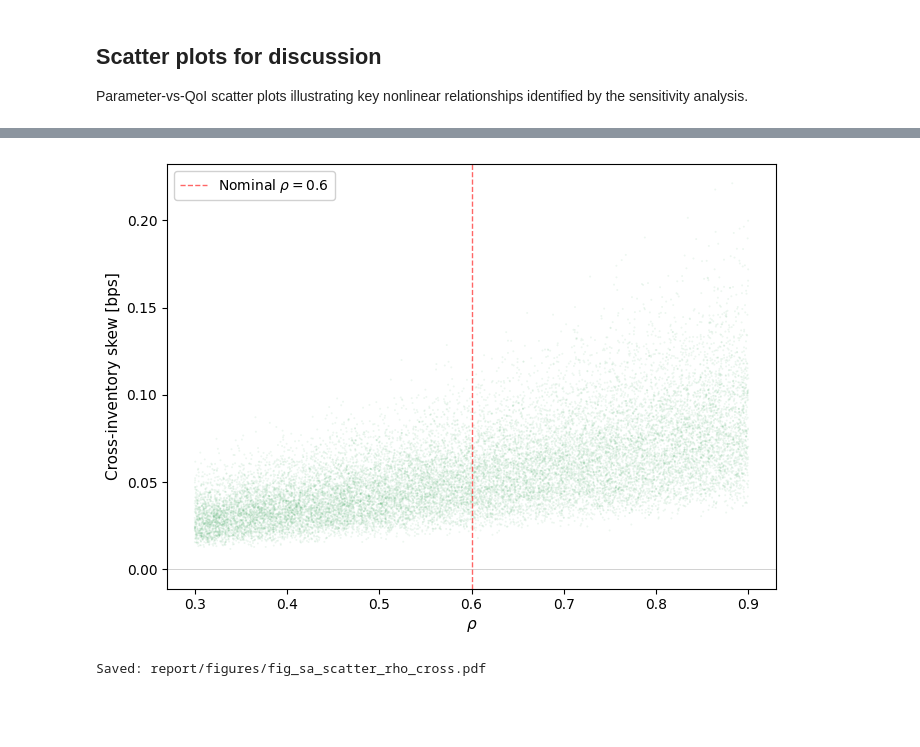
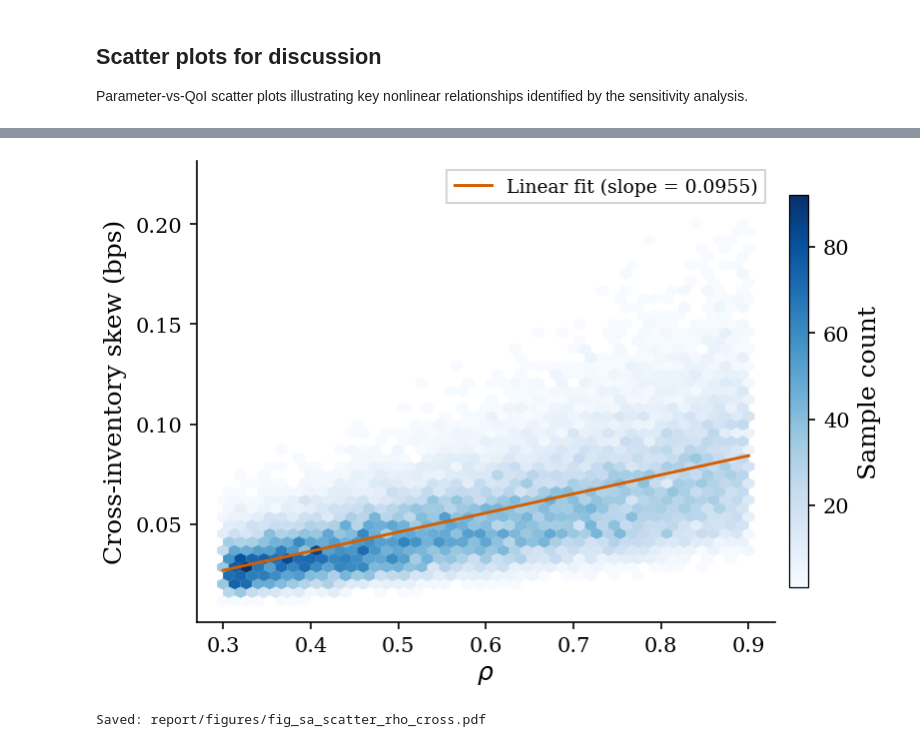
Before and after one commit to SebastianApelgren/optimal-market-making-eFX, a Jupyter notebook: sensitivity_analysis.ipynb, the cells around one changed output, grey strips where cells are left out. Saved outputs shown, nothing was run; the diff lists cells and outputs as text; code cells hidden in the pictures; blank space fills up the shorter version.

```diff
--- a/sensitivity_analysis.ipynb
+++ b/sensitivity_analysis.ipynb
@@ -580,29 +595,34 @@ print("Saved: report/figures/fig_sa_scatter_eta_hedge.pdf")
 # %%
 # --- Figure 9: rho vs cross-inventory skew ---
 
 rho_idx = 2    # rho parameter index
 cross_qoi = 2  # cross-inventory skew QoI index
 
 rho_vals = all_params[:, rho_idx]
 cross_vals = fwd_qois[:, cross_qoi]
 
-fig, ax = plt.subplots(figsize=(7, 5))
+with plt.rc_context(_RC_PARAMS):
+    fig, ax = plt.subplots(figsize=(6, 4))
 
-ax.scatter(rho_vals, cross_vals, s=2, alpha=0.08, color='#1a9641',
-           rasterized=True, edgecolors='none')
+    hb = ax.hexbin(rho_vals, cross_vals, gridsize=45, cmap='Blues',
+                   mincnt=1, linewidths=0.1, edgecolors='face', rasterized=True)
+    cb = fig.colorbar(hb, ax=ax, shrink=0.85, pad=0.02)
+    cb.set_label('Sample count')
+    cb.outline.set_linewidth(0.6)
 
-ax.axhline(0, color='grey', linewidth=0.5, linestyle='-', alpha=0.5)
-ax.axvline(0.6, color='red', linewidth=1, linestyle='--', alpha=0.6, label=r'Nominal $\rho = 0.6$')
+    # Linear regression fit
+    coeffs = np.polyfit(rho_vals, cross_vals, 1)
+    rho_fine = np.linspace(rho_vals.min(), rho_vals.max(), 200)
+    ax.plot(rho_fine, np.polyval(coeffs, rho_fine), color=COLORS[1],
+            linewidth=1.4, label=f'Linear fit (slope = {coeffs[0]:.4f})')
 
-ax.set_xlabel(r'$\rho$', fontsize=11)
-ax.set_ylabel(r'Cross-inventory skew [bps]', fontsize=11)
-ax.legend(fontsize=10, framealpha=0.9)
-ax.tick_params(labelsize=10)
+    ax.set_xlabel(r'$\rho$')
+    ax.set_ylabel('Cross-inventory skew (bps)')
+    ax.legend(frameon=True, fancybox=False, edgecolor='0.8')
 
-plt.tight_layout()
-plt.savefig('report/figures/fig_sa_scatter_rho_cross.pdf', bbox_inches='tight', dpi=150)
-plt.show()
-print("Saved: report/figures/fig_sa_scatter_rho_cross.pdf")
+    fig.savefig('report/figures/fig_sa_scatter_rho_cross.pdf')
+    plt.show()
+    print("Saved: report/figures/fig_sa_scatter_rho_cross.pdf")
 # %% [output]
-[figure, old version]
+[figure, new version]
 Saved: report/figures/fig_sa_scatter_rho_cross.pdf
```
Also changed, not shown: parts of 7 cells of this notebook, 11 other files.
